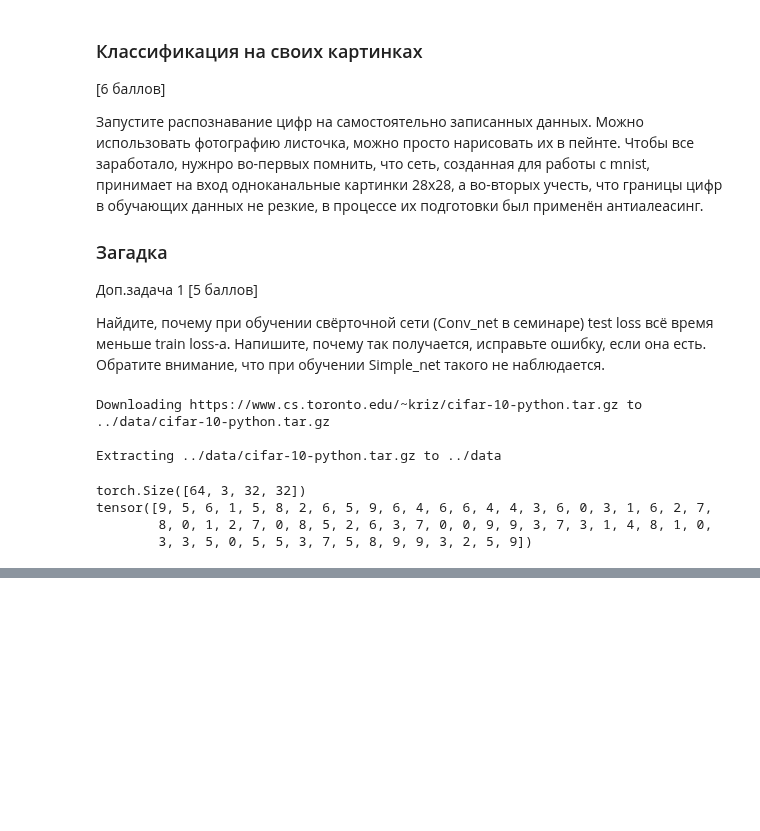
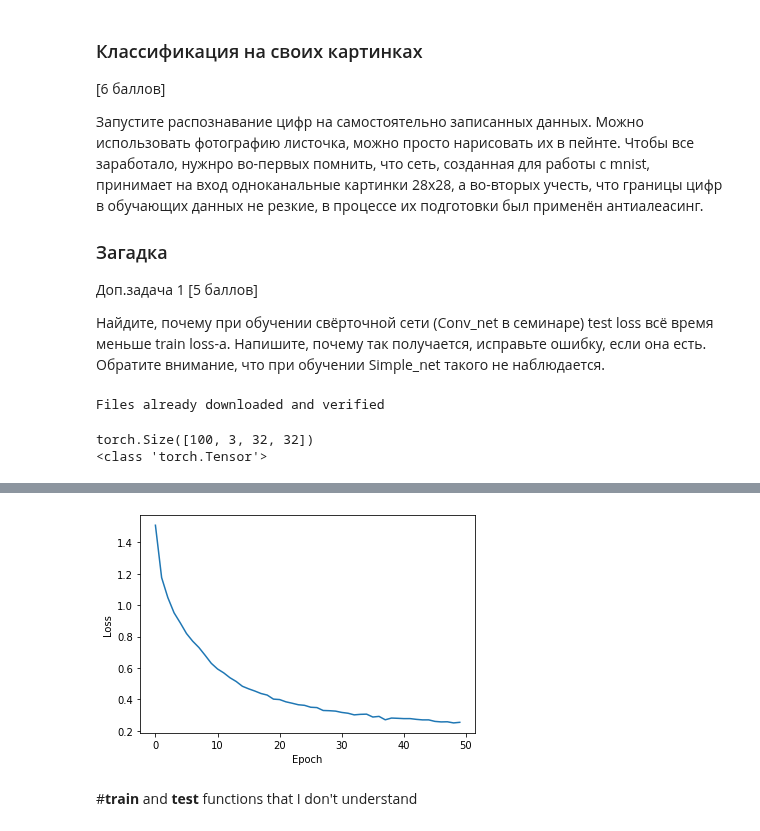
Before and after one commit to StarkitRobots/cvr_course, a Jupyter notebook: notebooks/nn_hw6.ipynb, the cells around one changed output, grey strips where cells are left out. Saved outputs shown, nothing was run; the diff lists cells and outputs as text; code cells hidden in the pictures; blank space fills up the shorter version.

Commit message:
train is working!)))

```diff
--- a/notebooks/nn_hw6.ipynb
+++ b/notebooks/nn_hw6.ipynb
@@ -40,7 +40,7 @@ from torchvision import datasets, transforms
 from torch.optim.lr_scheduler import StepLR
 import matplotlib.pyplot as plt
 # %%
-batch_size = 64
+batch_size = 100
 no_cuda         = False
 use_cuda = not no_cuda and torch.cuda.is_available()
 kwargs = {'num_workers': 1, 'pin_memory': True} if use_cuda else {}
@@ -60,19 +60,15 @@ test_loader = torch.utils.data.DataLoader(
                     ])),
     batch_size=batch_size, shuffle=True, **kwargs)
 # %% [output]
-Downloading https://www.cs.toronto.edu/~kriz/cifar-10-python.tar.gz to ../data/cifar-10-python.tar.gz
-
-Extracting ../data/cifar-10-python.tar.gz to ../data
+Files already downloaded and verified
 # %%
 for i, (data,target) in enumerate(train_loader):
   print(data.shape)
-  print(target)
+  print(type(target))
   break
 # %% [output]
-torch.Size([64, 3, 32, 32])
-tensor([9, 5, 6, 1, 5, 8, 2, 6, 5, 9, 6, 4, 6, 6, 4, 4, 3, 6, 0, 3, 1, 6, 2, 7,
-        8, 0, 1, 2, 7, 0, 8, 5, 2, 6, 3, 7, 0, 0, 9, 9, 3, 7, 3, 1, 4, 8, 1, 0,
-        3, 3, 5, 0, 5, 5, 3, 7, 5, 8, 9, 9, 3, 2, 5, 9])
+torch.Size([100, 3, 32, 32])
+<class 'torch.Tensor'>
 # %%
 class Net(nn.Module):
     def __init__(self, hidden, out_sz):
@@ -103,13 +99,12 @@ class Conv_net(nn.Module):
         self.conv2 = nn.Conv2d(32, 64, 3, 1,padding=1)
         self.max_pool2=nn.MaxPool2d(2)
         self.dropout1 = nn.Dropout2d(0.25)
-        #Flatten
-        #self.flat=torch.flatten(x,column)
+        #Flatten in forward function
         self.fc1 = nn.Linear(16384, 128)
         self.act2 = nn.ReLU()
         self.dropout2 = nn.Dropout2d(0.5)
         self.fc2 = nn.Linear(128, 10)
-        self.act3 = nn.LogSoftmax(dim=1)
+        self.act3 = nn.Softmax(dim=1)
 
     def forward(self, x):
         #torch.Size([64, 3, 32, 32])
@@ -129,6 +124,29 @@ class Conv_net(nn.Module):
         x = self.dropout2(x)
         x = self.fc2(x)
         #torch.Size([64, 10])
-        x = self.act3(x)
+        #x = self.act3(x)
         #torch.Size([64, 10])
         return x
+# %%
+def train(network, train_dataset, epochs, criterion, optimizer):
+    loss_epochs = []
+    for idx in range(epochs):
+        loss_samples = []
+        for data,target in train_dataset:
+            data=data.to(device)
+            target=target.to(device)
+            optimizer.zero_grad()   # zero the gradient buffers
+            output = network(data)
+            loss = criterion(output, target.to(device))
+            loss.backward()
+            loss_samples.append(loss.data.cpu().numpy())
+            optimizer.step()    # Does the update
+
+        loss_samples_mean = float(sum(loss_samples)) / len (loss_samples)
+        print(f"Epoch {idx: >8} Loss: {loss_samples_mean}")
+        loss_epochs.append(loss_samples_mean)
+
+    plt.plot(loss_epochs)
+    plt.ylabel('Loss')
+    plt.xlabel('Epoch')
+    plt.show()
@@ -134,0 +186,9 @@ class Conv_net(nn.Module):
+# %%
+net = Conv_net().to(device)
+EPOCHS_TO_TRAIN = 50
+train(network=net,
+      train_dataset=train_loader,
+      epochs=EPOCHS_TO_TRAIN,
+      criterion=nn.CrossEntropyLoss(),
+      optimizer=optim.Adam(net.parameters(), lr=0.001))
+# %% [output]
@@ -135,3 +212,6 @@ class Conv_net(nn.Module):
+[figure, added]
+# %% [markdown]
+#**train** and **test** functions that I don't understand
 # %%
 def train(model, device, train_loader, optimizer, epoch, log_interval, loss_archive):
     train_loss = 0
```
Also changed, not shown: parts of 4 cells of this notebook.
